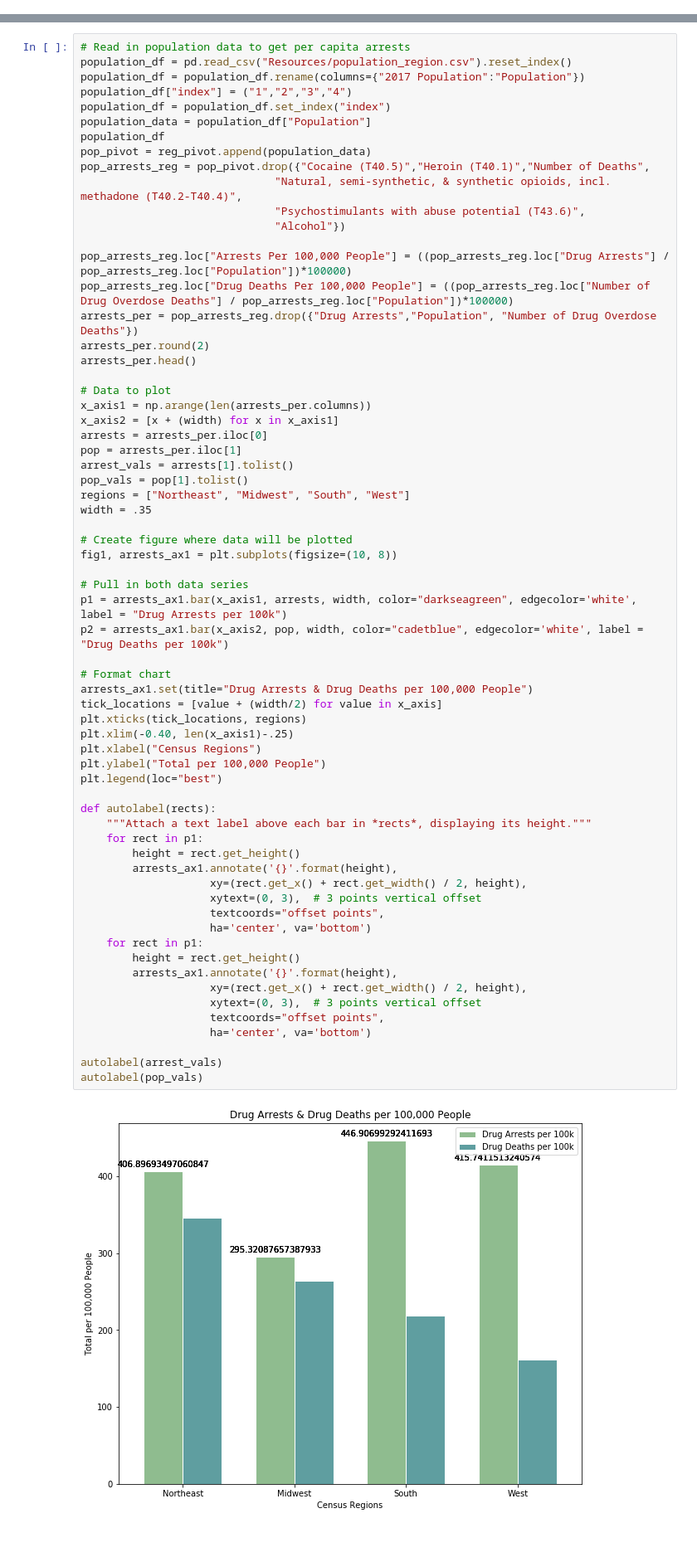
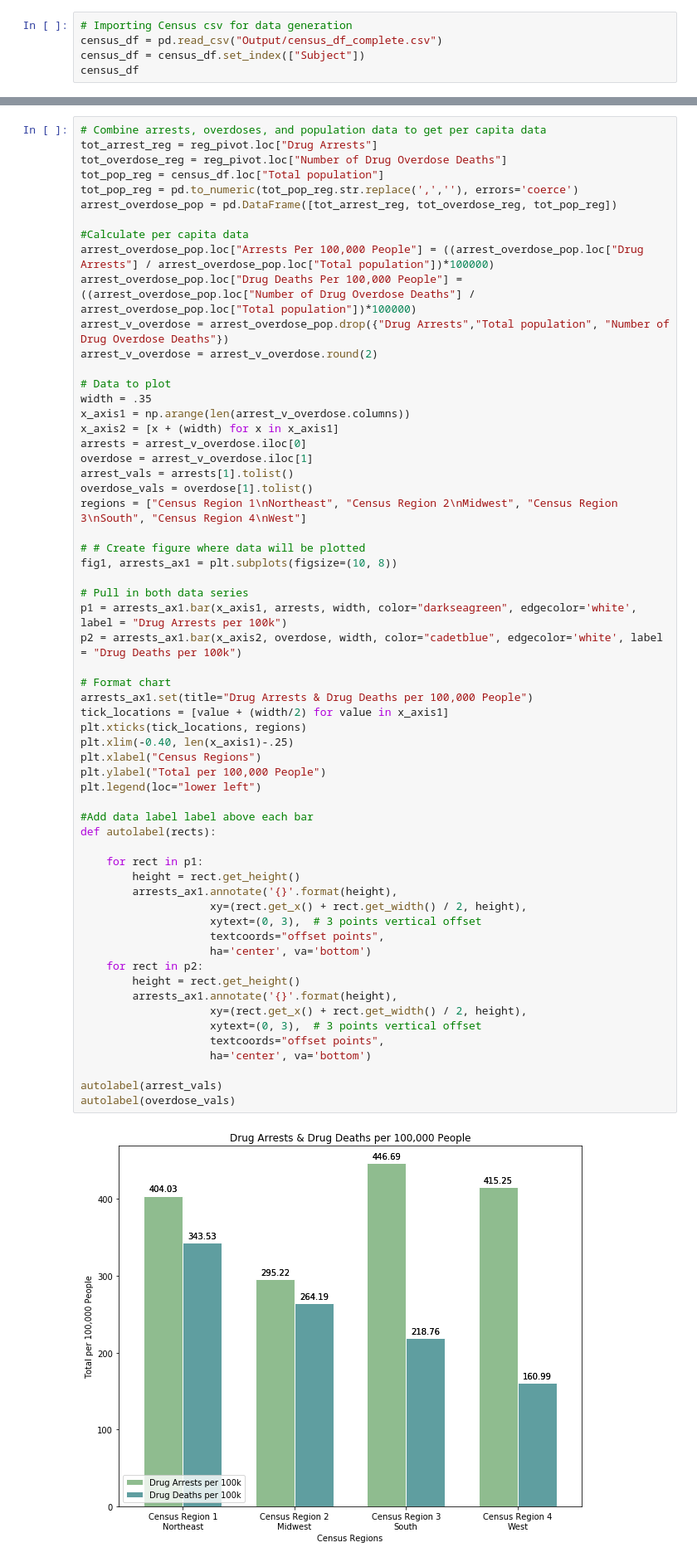
Before and after one commit to linmck/group_project_1, a Jupyter notebook: graphing.ipynb, the cells around one changed output, grey strips where cells are left out. Shown at 83% size. Cells and saved outputs as stored; diff of their text form; blank space fills up the shorter version.

```diff
--- a/graphing.ipynb
+++ b/graphing.ipynb
@@ -22,0 +23,5 @@ reg_pivot
+# %%
+# Importing Census csv for data generation
+census_df = pd.read_csv("Output/census_df_complete.csv")
+census_df = census_df.set_index(["Subject"])
+census_df
@@ -125,67 +138,62 @@ plt.show()
 # %%
-# Read in population data to get per capita arrests
-population_df = pd.read_csv("Resources/population_region.csv").reset_index()
-population_df = population_df.rename(columns={"2017 Population":"Population"})
-population_df["index"] = ("1","2","3","4")
-population_df = population_df.set_index("index")
-population_data = population_df["Population"]
-population_df
-pop_pivot = reg_pivot.append(population_data)
-pop_arrests_reg = pop_pivot.drop({"Cocaine (T40.5)","Heroin (T40.1)","Number of Deaths",
-                              "Natural, semi-synthetic, & synthetic opioids, incl. methadone (T40.2-T40.4)",
-                              "Psychostimulants with abuse potential (T43.6)",
-                              "Alcohol"})
+# Combine arrests, overdoses, and population data to get per capita data
+tot_arrest_reg = reg_pivot.loc["Drug Arrests"]
+tot_overdose_reg = reg_pivot.loc["Number of Drug Overdose Deaths"]
+tot_pop_reg = census_df.loc["Total population"]
+tot_pop_reg = pd.to_numeric(tot_pop_reg.str.replace(',',''), errors='coerce')
+arrest_overdose_pop = pd.DataFrame([tot_arrest_reg, tot_overdose_reg, tot_pop_reg])
 
-pop_arrests_reg.loc["Arrests Per 100,000 People"] = ((pop_arrests_reg.loc["Drug Arrests"] / pop_arrests_reg.loc["Population"])*100000)
-pop_arrests_reg.loc["Drug Deaths Per 100,000 People"] = ((pop_arrests_reg.loc["Number of Drug Overdose Deaths"] / pop_arrests_reg.loc["Population"])*100000)
-arrests_per = pop_arrests_reg.drop({"Drug Arrests","Population", "Number of Drug Overdose Deaths"})
-arrests_per.round(2)
-arrests_per.head()
+#Calculate per capita data
+arrest_overdose_pop.loc["Arrests Per 100,000 People"] = ((arrest_overdose_pop.loc["Drug Arrests"] / arrest_overdose_pop.loc["Total population"])*100000)
+arrest_overdose_pop.loc["Drug Deaths Per 100,000 People"] = ((arrest_overdose_pop.loc["Number of Drug Overdose Deaths"] / arrest_overdose_pop.loc["Total population"])*100000)
+arrest_v_overdose = arrest_overdose_pop.drop({"Drug Arrests","Total population", "Number of Drug Overdose Deaths"})
+arrest_v_overdose = arrest_v_overdose.round(2)
 
 # Data to plot
-x_axis1 = np.arange(len(arrests_per.columns))
+width = .35
+x_axis1 = np.arange(len(arrest_v_overdose.columns))
 x_axis2 = [x + (width) for x in x_axis1]
-arrests = arrests_per.iloc[0]
-pop = arrests_per.iloc[1]
+arrests = arrest_v_overdose.iloc[0]
+overdose = arrest_v_overdose.iloc[1]
 arrest_vals = arrests[1].tolist()
-pop_vals = pop[1].tolist()
-regions = ["Northeast", "Midwest", "South", "West"]
-width = .35
+overdose_vals = overdose[1].tolist()
+regions = ["Census Region 1\nNortheast", "Census Region 2\nMidwest", "Census Region 3\nSouth", "Census Region 4\nWest"]
 
-# Create figure where data will be plotted
+# # Create figure where data will be plotted
 fig1, arrests_ax1 = plt.subplots(figsize=(10, 8))
 
 # Pull in both data series
 p1 = arrests_ax1.bar(x_axis1, arrests, width, color="darkseagreen", edgecolor='white', label = "Drug Arrests per 100k")
-p2 = arrests_ax1.bar(x_axis2, pop, width, color="cadetblue", edgecolor='white', label = "Drug Deaths per 100k")
+p2 = arrests_ax1.bar(x_axis2, overdose, width, color="cadetblue", edgecolor='white', label = "Drug Deaths per 100k")
 
 # Format chart
 arrests_ax1.set(title="Drug Arrests & Drug Deaths per 100,000 People")
-tick_locations = [value + (width/2) for value in x_axis]
+tick_locations = [value + (width/2) for value in x_axis1]
 plt.xticks(tick_locations, regions)
 plt.xlim(-0.40, len(x_axis1)-.25)
 plt.xlabel("Census Regions")
 plt.ylabel("Total per 100,000 People")
-plt.legend(loc="best")
+plt.legend(loc="lower left")
 
+#Add data label label above each bar
 def autolabel(rects):
-    """Attach a text label above each bar in *rects*, displaying its height."""
+
     for rect in p1:
         height = rect.get_height()
         arrests_ax1.annotate('{}'.format(height),
                     xy=(rect.get_x() + rect.get_width() / 2, height),
                     xytext=(0, 3),  # 3 points vertical offset
                     textcoords="offset points",
                     ha='center', va='bottom')
-    for rect in p1:
+    for rect in p2:
         height = rect.get_height()
         arrests_ax1.annotate('{}'.format(height),
                     xy=(rect.get_x() + rect.get_width() / 2, height),
                     xytext=(0, 3),  # 3 points vertical offset
                     textcoords="offset points",
                     ha='center', va='bottom')
 
 autolabel(arrest_vals)
-autolabel(pop_vals)
+autolabel(overdose_vals)
 # %% [output]
-[figure, old version]
+[figure, new version]
```
Also changed, not shown: parts of 4 cells of this notebook, 9 other files.
